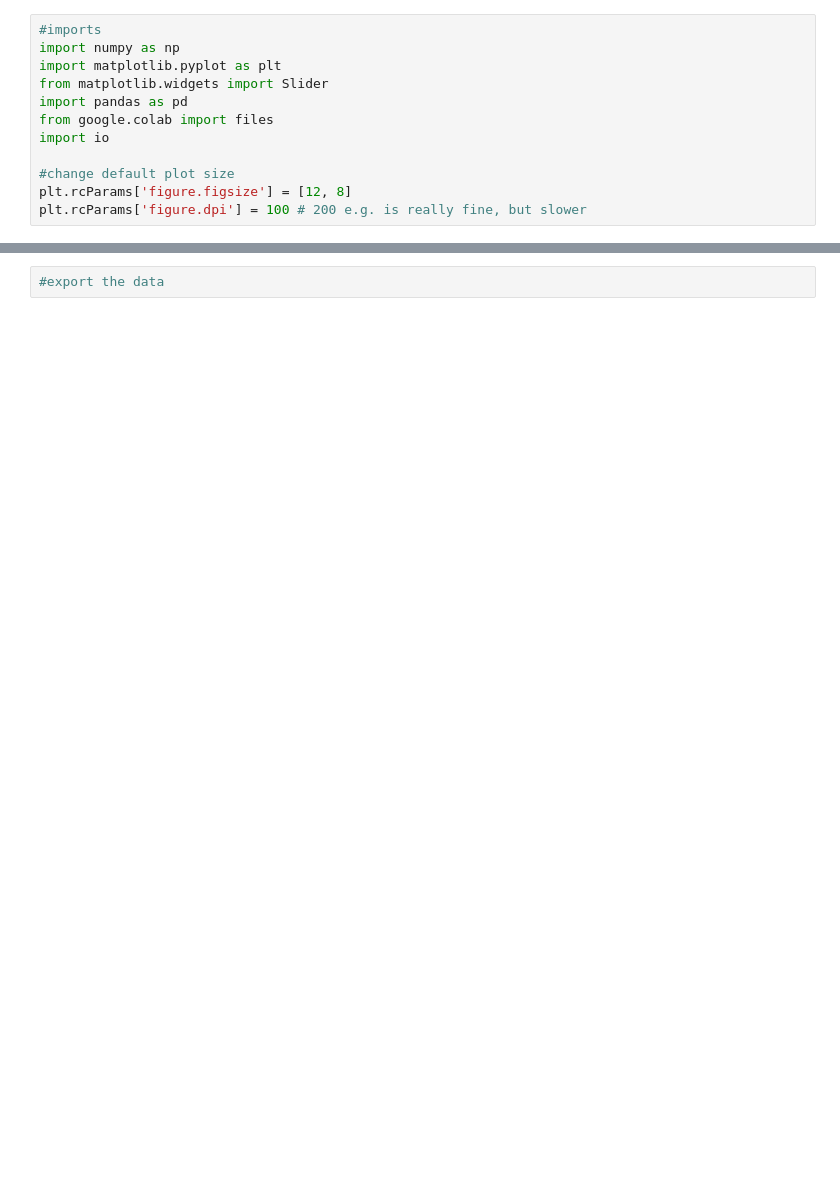
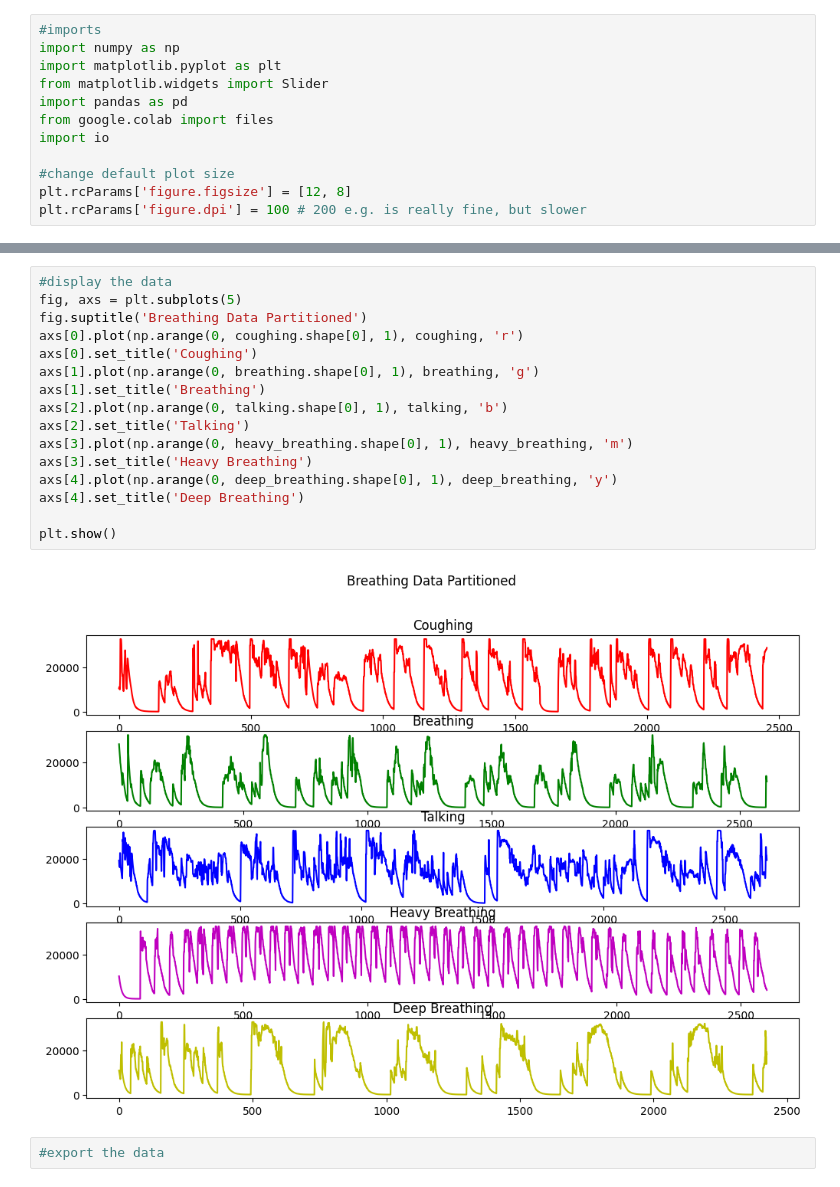
Before and after one commit to yohancsx/SmartMask, a Jupyter notebook: data processing/DataCollectionVisualization.ipynb, the cells around one changed output, grey strips where cells are left out. Cells and saved outputs as stored; diff of their text form; blank space fills up the shorter version.

```diff
--- a/data processing/DataCollectionVisualization.ipynb
+++ b/data processing/DataCollectionVisualization.ipynb
@@ -106,2 +103,20 @@ SyntaxError: ignored
+# %%
+#display the data
+fig, axs = plt.subplots(5)
+fig.suptitle('Breathing Data Partitioned')
+axs[0].plot(np.arange(0, coughing.shape[0], 1), coughing, 'r')
+axs[0].set_title('Coughing')
+axs[1].plot(np.arange(0, breathing.shape[0], 1), breathing, 'g')
+axs[1].set_title('Breathing')
+axs[2].plot(np.arange(0, talking.shape[0], 1), talking, 'b')
+axs[2].set_title('Talking')
+axs[3].plot(np.arange(0, heavy_breathing.shape[0], 1), heavy_breathing, 'm')
+axs[3].set_title('Heavy Breathing')
+axs[4].plot(np.arange(0, deep_breathing.shape[0], 1), deep_breathing, 'y')
+axs[4].set_title('Deep Breathing')
+
+plt.show()
+# %% [output]
+[figure, added]
 # %%
 #export the data
```
Also changed, not shown: parts of 4 cells of this notebook.
